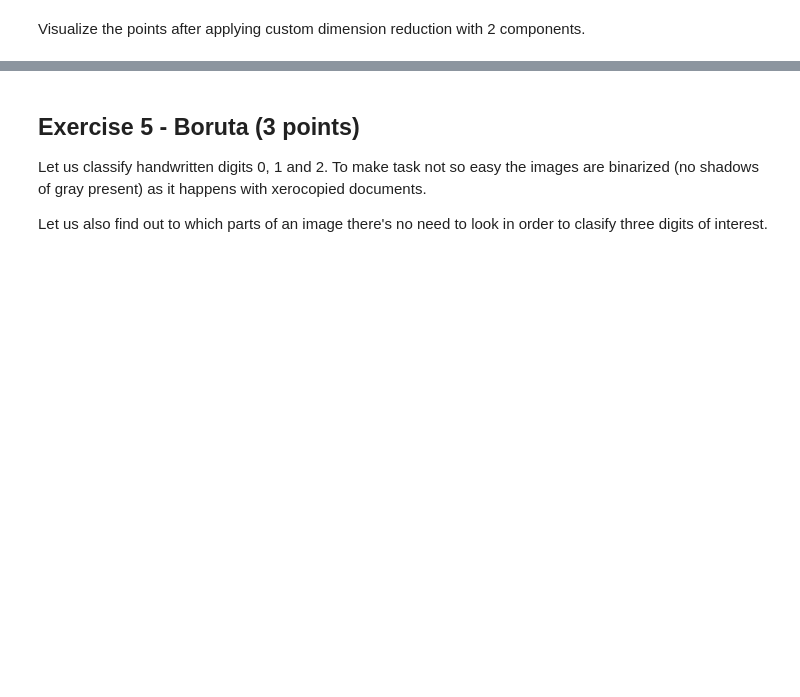
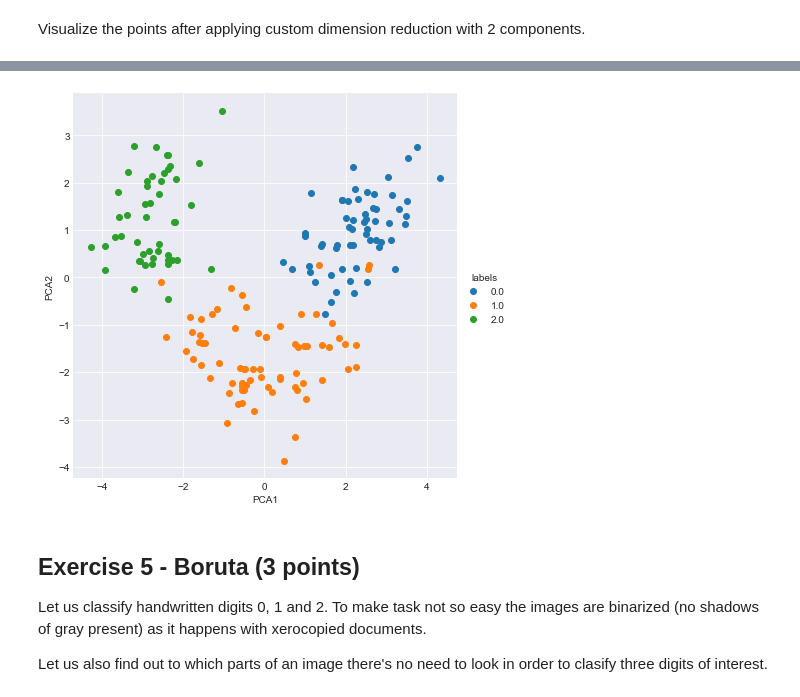
Before and after one commit to tshura/ml-intro-tasks-copy, a Jupyter notebook: 6_feature_engineering_selection/homework.ipynb, the cells around one changed output, grey strips where cells are left out. Cells and saved outputs as stored; diff of their text form; code cells hidden in the pictures; blank space fills up the shorter version.

Commit message:
task3 visuals

```diff
--- a/6_feature_engineering_selection/homework.ipynb
+++ b/6_feature_engineering_selection/homework.ipynb
@@ -335,0 +298,4 @@ x0, x1, S
+# %%
+transdata = x.T@eig.T
+# %%
+wine_labels = wine_labels[:, np.newaxis]
@@ -335,0 +306,5 @@ x0, x1, S
+# %%
+transdata = np.column_stack((transdata, wine_labels))
+# %%
+df = pd.DataFrame(data = transdata, columns = ('PCA1','PCA2','labels'))
+df.head()
@@ -336,3 +318,8 @@ x0, x1, S
+# %%
+sns.FacetGrid(df, hue = 'labels', size = 6).map(plt.scatter, 'PCA1', 'PCA2').add_legend()
+plt.show()
+# %% [output]
+[figure, added]
 # %% [markdown]
 ## Exercise 5 - Boruta (3 points)
 
```
Also changed, not shown: parts of 9 cells of this notebook.
